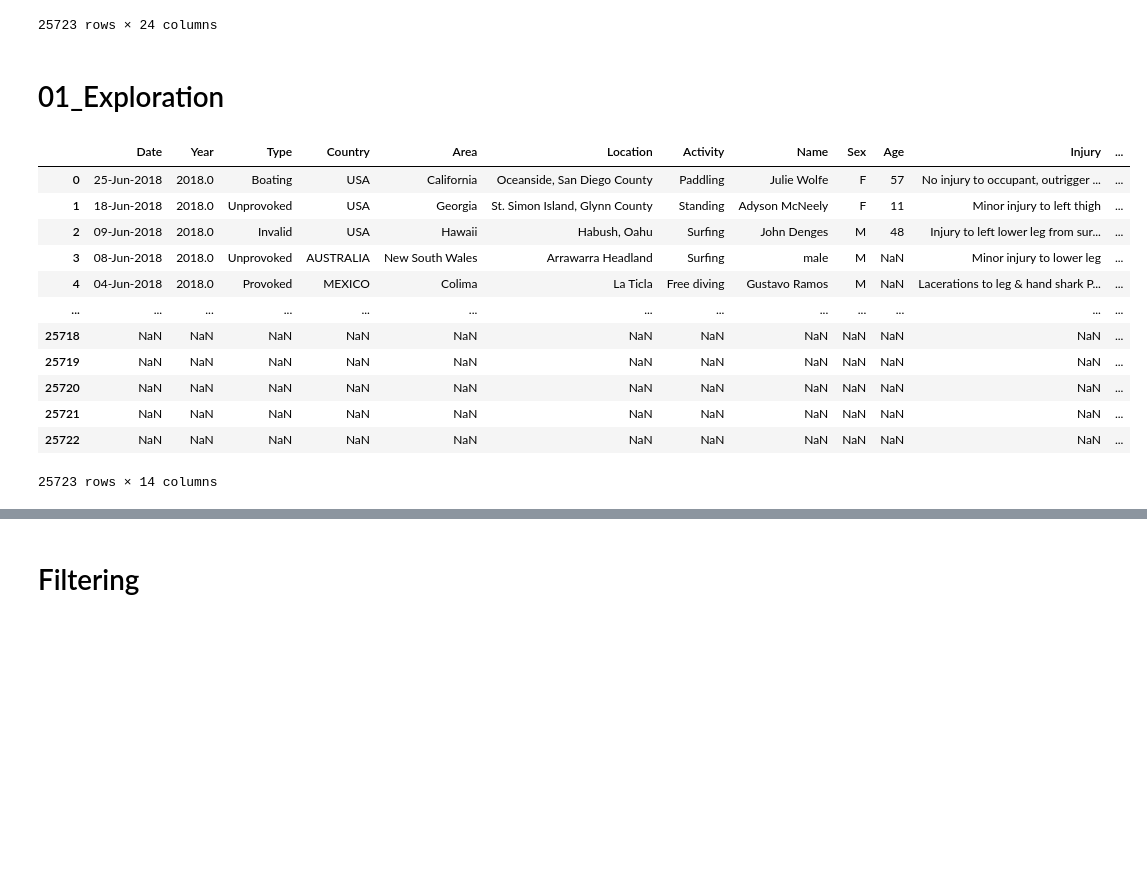
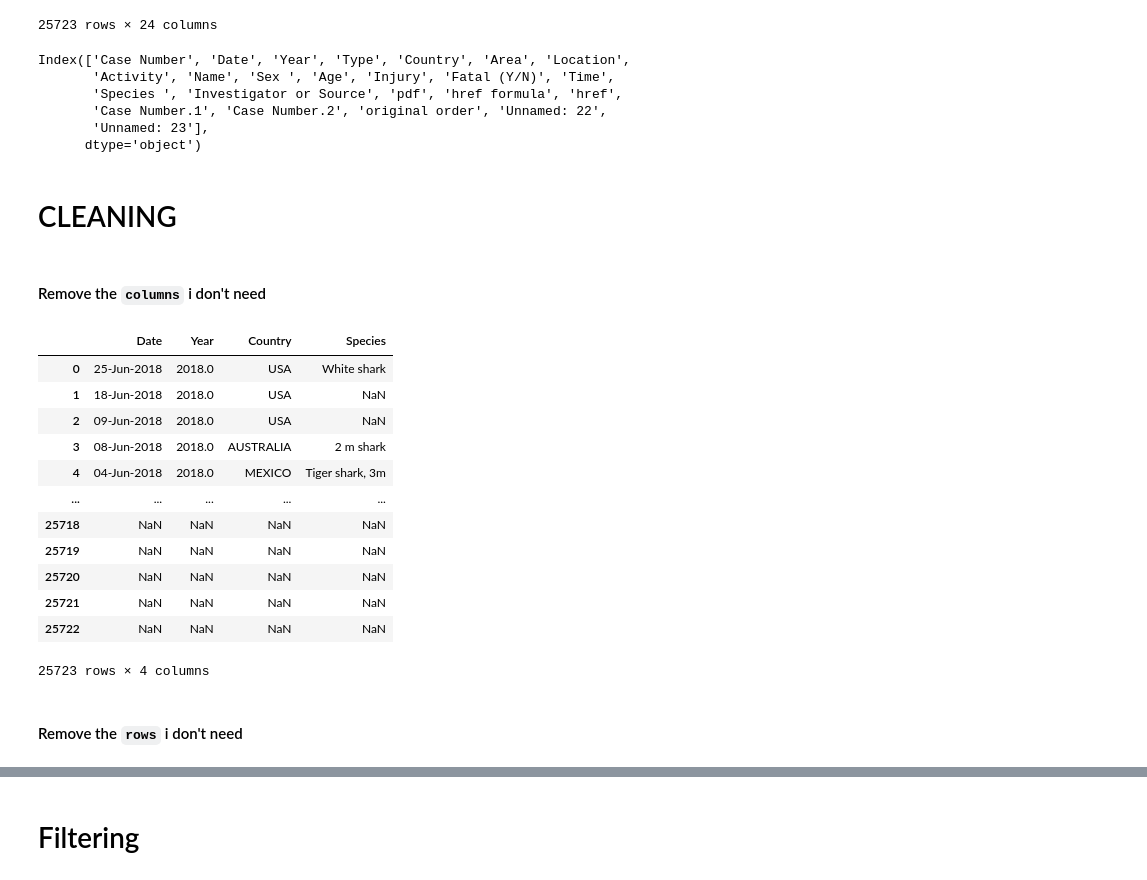
Before and after one commit to bripollc/01_EDA_Sharks, a Jupyter notebook: exploration.ipynb, the cells around one changed output, grey strips where cells are left out. Drawn from its saved outputs; the diff is of its cells as text; code cells hidden in the pictures; blank space fills up the shorter version.

````diff
--- a/exploration.ipynb
+++ b/exploration.ipynb
@@ -18,25 +23,58 @@ df
 | 25721 | NaN | NaN | NaN | NaN | NaN | NaN | NaN | NaN | NaN | NaN | ... |
 | 25722 | xx | NaN | NaN | NaN | NaN | NaN | NaN | NaN | NaN | NaN | ... |
 25723 rows × 24 columns
+# %%
+df.columns
+# %% [output]
+Index(['Case Number', 'Date', 'Year', 'Type', 'Country', 'Area', 'Location',
+       'Activity', 'Name', 'Sex ', 'Age', 'Injury', 'Fatal (Y/N)', 'Time',
+       'Species ', 'Investigator or Source', 'pdf', 'href formula', 'href',
+       'Case Number.1', 'Case Number.2', 'original order', 'Unnamed: 22',
+       'Unnamed: 23'],
+      dtype='object')
 # %% [markdown]
-# 01_Exploration
+# CLEANING
+# %% [markdown]
+#### Remove the ```columns``` i don't need
 # %%
-df.drop(columns=["Case Number", "Investigator or Source", "pdf", "href formula", "href", "Case Number.1", "Case Number.2", "original order", "Unnamed: 22","Unnamed: 23"  ], axis=1, inplace=True)
+df.drop(columns=["Investigator or Source",
+                 "pdf",
+                 "href formula",
+                 "href",
+                 "Case Number.1",
+                 "Case Number.2",
+                 "original order",
+                 "Unnamed: 22",
+                 "Unnamed: 23",
+                 "Name",
+                 "Location",
+                 "Case Number",
+                 "Area",
+                 "Age",
+                 "Sex ",
+                 "Time",
+                 "Fatal (Y/N)",
+                 "Type",
+                 "Activity",
+                 "Injury"],
+        axis=1, inplace=True)
 df
 # %% [output]
-|  | Date | Year | Type | Country | Area | Location | Activity | Name | Sex | Age | Injury | ... |
-| 0 | 25-Jun-2018 | 2018.0 | Boating | USA | California | Oceanside, San Diego County | Paddling | Julie Wolfe | F | 57 | No injury to occupant, outrigger ... | ... |
-| 1 | 18-Jun-2018 | 2018.0 | Unprovoked | USA | Georgia | St. Simon Island, Glynn County | Standing | Adyson McNeely | F | 11 | Minor injury to left thigh | ... |
-| 2 | 09-Jun-2018 | 2018.0 | Invalid | USA | Hawaii | Habush, Oahu | Surfing | John Denges | M | 48 | Injury to left lower leg from sur... | ... |
-| 3 | 08-Jun-2018 | 2018.0 | Unprovoked | AUSTRALIA | New South Wales | Arrawarra Headland | Surfing | male | M | NaN | Minor injury to lower leg | ... |
-| 4 | 04-Jun-2018 | 2018.0 | Provoked | MEXICO | Colima | La Ticla | Free diving | Gustavo Ramos | M | NaN | Lacerations to leg & hand shark P... | ... |
-| ... | ... | ... | ... | ... | ... | ... | ... | ... | ... | ... | ... | ... |
-| 25718 | NaN | NaN | NaN | NaN | NaN | NaN | NaN | NaN | NaN | NaN | NaN | ... |
-| 25719 | NaN | NaN | NaN | NaN | NaN | NaN | NaN | NaN | NaN | NaN | NaN | ... |
-| 25720 | NaN | NaN | NaN | NaN | NaN | NaN | NaN | NaN | NaN | NaN | NaN | ... |
-| 25721 | NaN | NaN | NaN | NaN | NaN | NaN | NaN | NaN | NaN | NaN | NaN | ... |
-| 25722 | NaN | NaN | NaN | NaN | NaN | NaN | NaN | NaN | NaN | NaN | NaN | ... |
+|  | Date | Year | Country | Species |
+| 0 | 25-Jun-2018 | 2018.0 | USA | White shark |
+| 1 | 18-Jun-2018 | 2018.0 | USA | NaN |
+| 2 | 09-Jun-2018 | 2018.0 | USA | NaN |
+| 3 | 08-Jun-2018 | 2018.0 | AUSTRALIA | 2 m shark |
+| 4 | 04-Jun-2018 | 2018.0 | MEXICO | Tiger shark, 3m |
+| ... | ... | ... | ... | ... |
+| 25718 | NaN | NaN | NaN | NaN |
+| 25719 | NaN | NaN | NaN | NaN |
+| 25720 | NaN | NaN | NaN | NaN |
+| 25721 | NaN | NaN | NaN | NaN |
+| 25722 | NaN | NaN | NaN | NaN |
-25723 rows × 14 columns
+25723 rows × 4 columns
+# %% [markdown]
+#### Remove the ```rows``` i don't need
 # %%
 df.dropna(axis = 0, how = 'all', inplace = True)
 df
````
Also changed, not shown: parts of 45 cells of this notebook.
